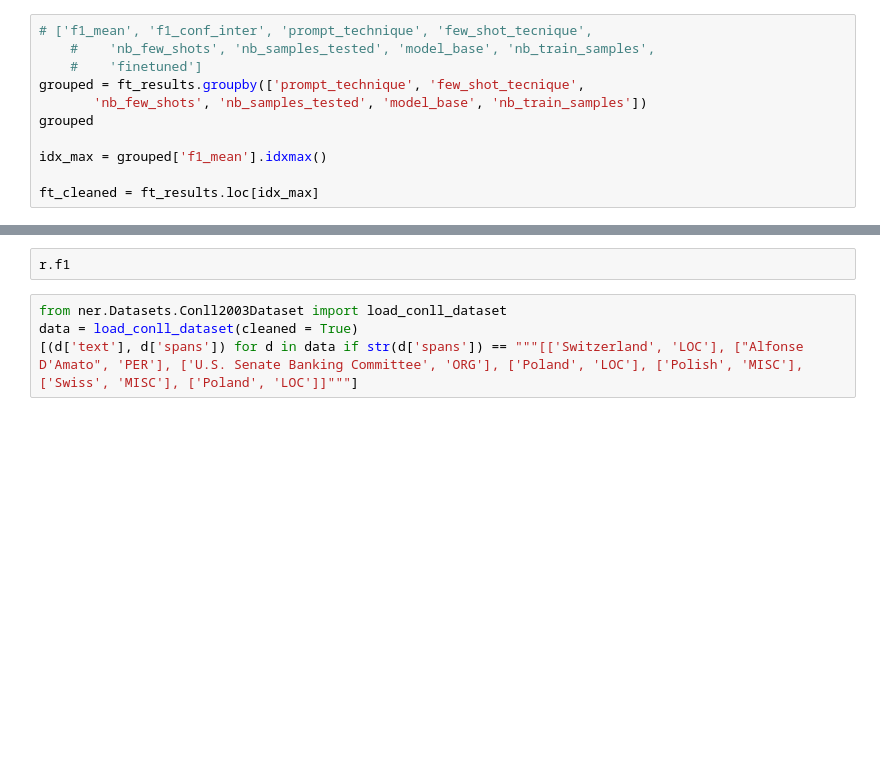
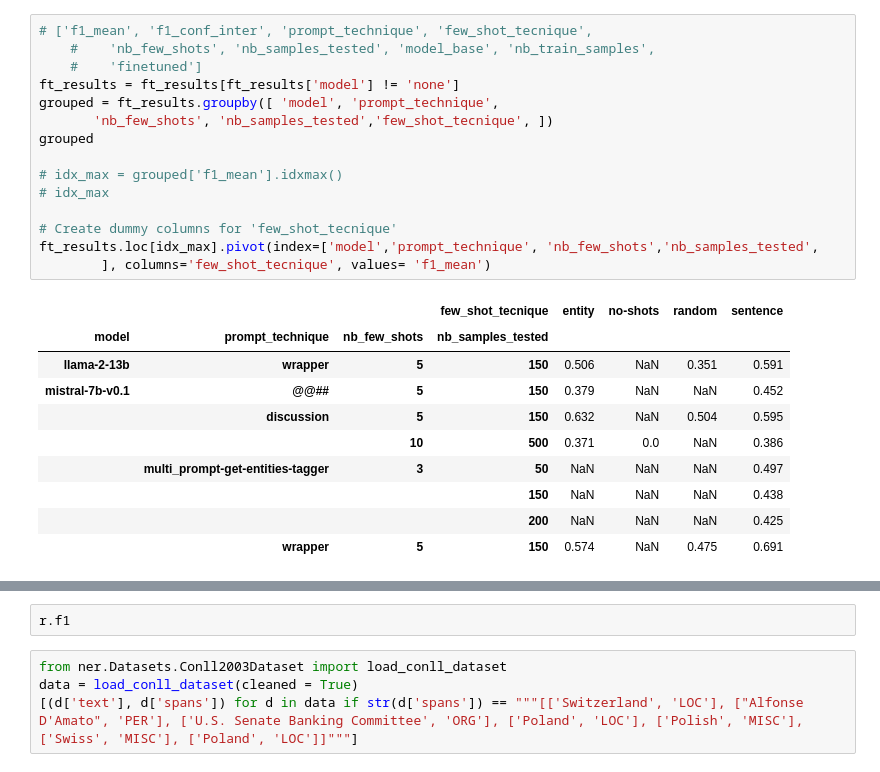
Before and after one commit to MathieuDesponds/Information-extraction-in-official-documents-using-LLMs, a Jupyter notebook: analysing_results.ipynb, the cells around one changed output, grey strips where cells are left out. Cells and saved outputs as stored; diff of their text form; blank space fills up the shorter version.

```diff
--- a/analysing_results.ipynb
+++ b/analysing_results.ipynb
@@ -80,11 +93,26 @@ ft_results = ft_results.sort_values(['prompt_technique',	'few_shot_tecnique', 'f
 # %%
 # ['f1_mean', 'f1_conf_inter', 'prompt_technique', 'few_shot_tecnique',
     #    'nb_few_shots', 'nb_samples_tested', 'model_base', 'nb_train_samples',
     #    'finetuned']
-grouped = ft_results.groupby(['prompt_technique', 'few_shot_tecnique',
-       'nb_few_shots', 'nb_samples_tested', 'model_base', 'nb_train_samples'])
+ft_results = ft_results[ft_results['model'] != 'none']
+grouped = ft_results.groupby([ 'model', 'prompt_technique',
+       'nb_few_shots', 'nb_samples_tested','few_shot_tecnique', ])
 grouped
 
-idx_max = grouped['f1_mean'].idxmax()
+# idx_max = grouped['f1_mean'].idxmax()
+# idx_max
 
-ft_cleaned = ft_results.loc[idx_max]
+# Create dummy columns for 'few_shot_tecnique'
+ft_results.loc[idx_max].pivot(index=['model','prompt_technique', 'nb_few_shots','nb_samples_tested',
+        ], columns='few_shot_tecnique', values= 'f1_mean')
+# %% [output]
+|  |  |  | few_shot_tecnique | entity | no-shots | random | sentence |
+| model | prompt_technique | nb_few_shots | nb_samples_tested |  |  |  |  |
+| llama-2-13b | wrapper | 5 | 150 | 0.506 | NaN | 0.351 | 0.591 |
+| mistral-7b-v0.1 | @@## | 5 | 150 | 0.379 | NaN | NaN | 0.452 |
+|  | discussion | 5 | 150 | 0.632 | NaN | 0.504 | 0.595 |
+|  |  | 10 | 500 | 0.371 | 0.0 | NaN | 0.386 |
+|  | multi_prompt-get-entities-tagger | 3 | 50 | NaN | NaN | NaN | 0.497 |
+|  |  |  | 150 | NaN | NaN | NaN | 0.438 |
+|  |  |  | 200 | NaN | NaN | NaN | 0.425 |
+|  | wrapper | 5 | 150 | 0.574 | NaN | 0.475 | 0.691 |
```
Also changed, not shown: parts of 15 cells of this notebook, 11 other files.
